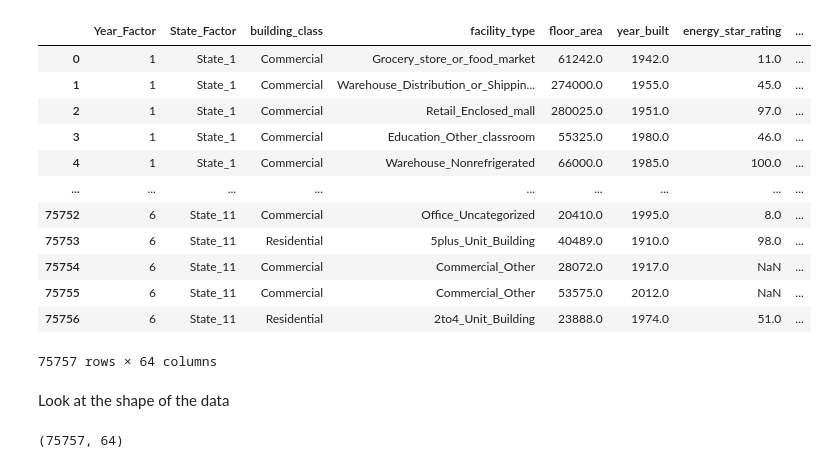
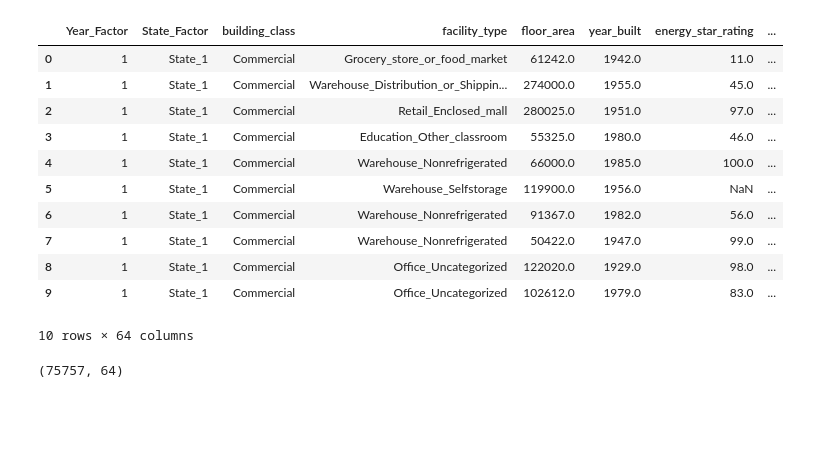
Before and after one commit to va9run/phildelphia, a Jupyter notebook: _preprocessing.ipynb, the cells around one changed output. Saved outputs shown, nothing was run; the diff lists cells and outputs as text; code cells hidden in the pictures; blank space fills up the shorter version.

```diff
--- a/_preprocessing.ipynb
+++ b/_preprocessing.ipynb
@@ -9,23 +9,20 @@ import sklearn.impute
 # %%
 traindata = pd.read_csv("C:/Users/v4run/Downloads/train.csv")
 # %%
-traindata
+traindata.head(10)
 # %% [output]
 |  | Year_Factor | State_Factor | building_class | facility_type | floor_area | year_built | energy_star_rating | ... |
 | 0 | 1 | State_1 | Commercial | Grocery_store_or_food_market | 61242.0 | 1942.0 | 11.0 | ... |
 | 1 | 1 | State_1 | Commercial | Warehouse_Distribution_or_Shippin... | 274000.0 | 1955.0 | 45.0 | ... |
 | 2 | 1 | State_1 | Commercial | Retail_Enclosed_mall | 280025.0 | 1951.0 | 97.0 | ... |
 | 3 | 1 | State_1 | Commercial | Education_Other_classroom | 55325.0 | 1980.0 | 46.0 | ... |
 | 4 | 1 | State_1 | Commercial | Warehouse_Nonrefrigerated | 66000.0 | 1985.0 | 100.0 | ... |
-| ... | ... | ... | ... | ... | ... | ... | ... | ... |
-| 75752 | 6 | State_11 | Commercial | Office_Uncategorized | 20410.0 | 1995.0 | 8.0 | ... |
-| 75753 | 6 | State_11 | Residential | 5plus_Unit_Building | 40489.0 | 1910.0 | 98.0 | ... |
-| 75754 | 6 | State_11 | Commercial | Commercial_Other | 28072.0 | 1917.0 | NaN | ... |
-| 75755 | 6 | State_11 | Commercial | Commercial_Other | 53575.0 | 2012.0 | NaN | ... |
-| 75756 | 6 | State_11 | Residential | 2to4_Unit_Building | 23888.0 | 1974.0 | 51.0 | ... |
+| 5 | 1 | State_1 | Commercial | Warehouse_Selfstorage | 119900.0 | 1956.0 | NaN | ... |
+| 6 | 1 | State_1 | Commercial | Warehouse_Nonrefrigerated | 91367.0 | 1982.0 | 56.0 | ... |
+| 7 | 1 | State_1 | Commercial | Warehouse_Nonrefrigerated | 50422.0 | 1947.0 | 99.0 | ... |
+| 8 | 1 | State_1 | Commercial | Office_Uncategorized | 122020.0 | 1929.0 | 98.0 | ... |
+| 9 | 1 | State_1 | Commercial | Office_Uncategorized | 102612.0 | 1979.0 | 83.0 | ... |
-75757 rows × 64 columns
+10 rows × 64 columns
-# %% [markdown]
-Look at the shape of the data
 # %%
 traindata.shape
 # %% [output]
```
Also changed, not shown: parts of 60 cells of this notebook.
